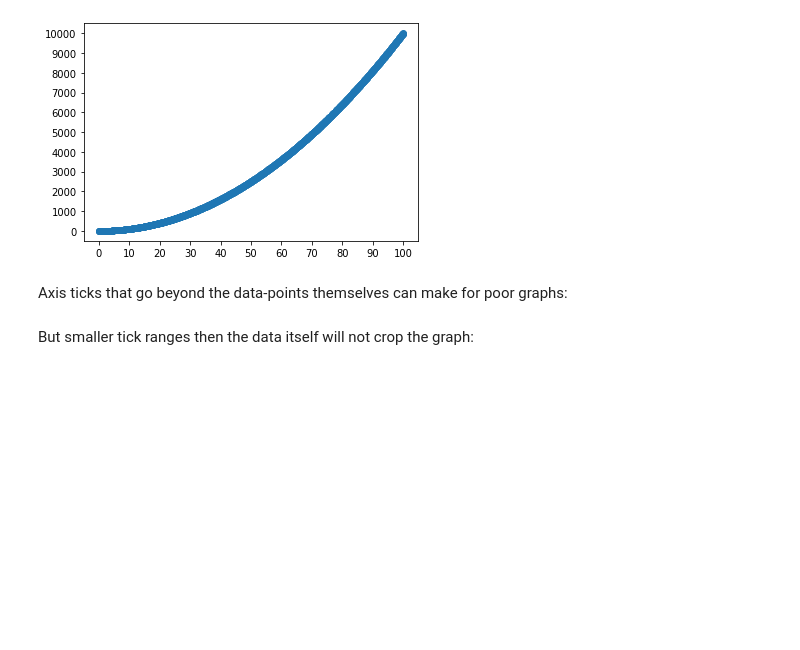
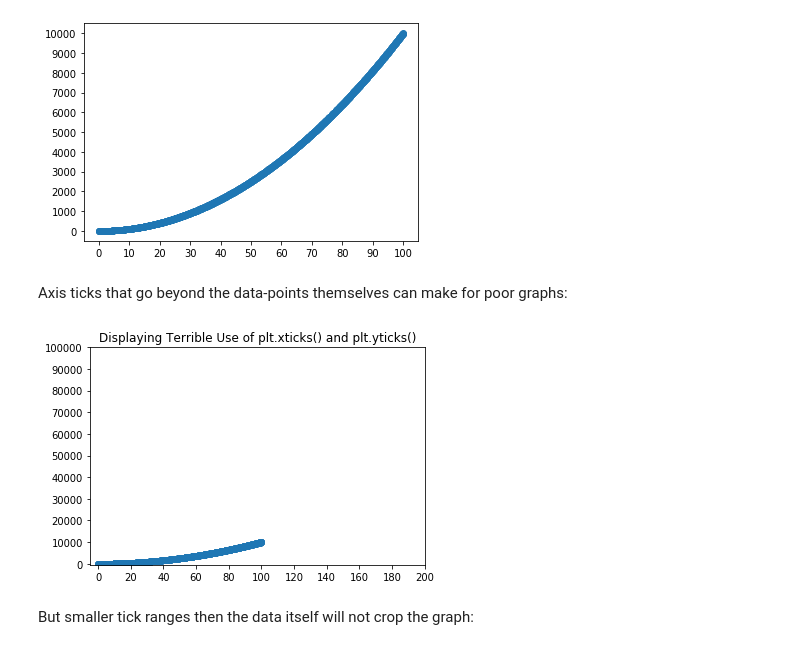
Before and after one commit to OsterMendel/dsc-more-practice-with-matplotlib-nyc-ds-021720, a Jupyter notebook: index.ipynb, the cells around one changed output. Cells and saved outputs as stored; diff of their text form; code cells hidden in the pictures; blank space fills up the shorter version.

```diff
--- a/index.ipynb
+++ b/index.ipynb
@@ -162,13 +162,15 @@ Axis ticks that go beyond the data-points themselves can make for poor graphs:
 # %%
 x = np.linspace(start=0, stop=100, num=10**3)
 y = [xi**2 for xi in x]
 plt.scatter(x,y)
 
-xticks = np.linspace(start=0, stop=100, num=11)
+xticks = np.linspace(start=0, stop=200, num=11)
 yticks = np.linspace(start=0, stop=10**5, num=11)
 plt.xticks(xticks); #Adding a semicolon after the call will prevent extraneous input from being displayed
 plt.yticks(yticks);
 plt.title('Displaying Terrible Use of plt.xticks() and plt.yticks()');
+# %% [output]
+[figure, added]
 # %% [markdown]
 But smaller tick ranges then the data itself will not crop the graph:
 # %%
```
